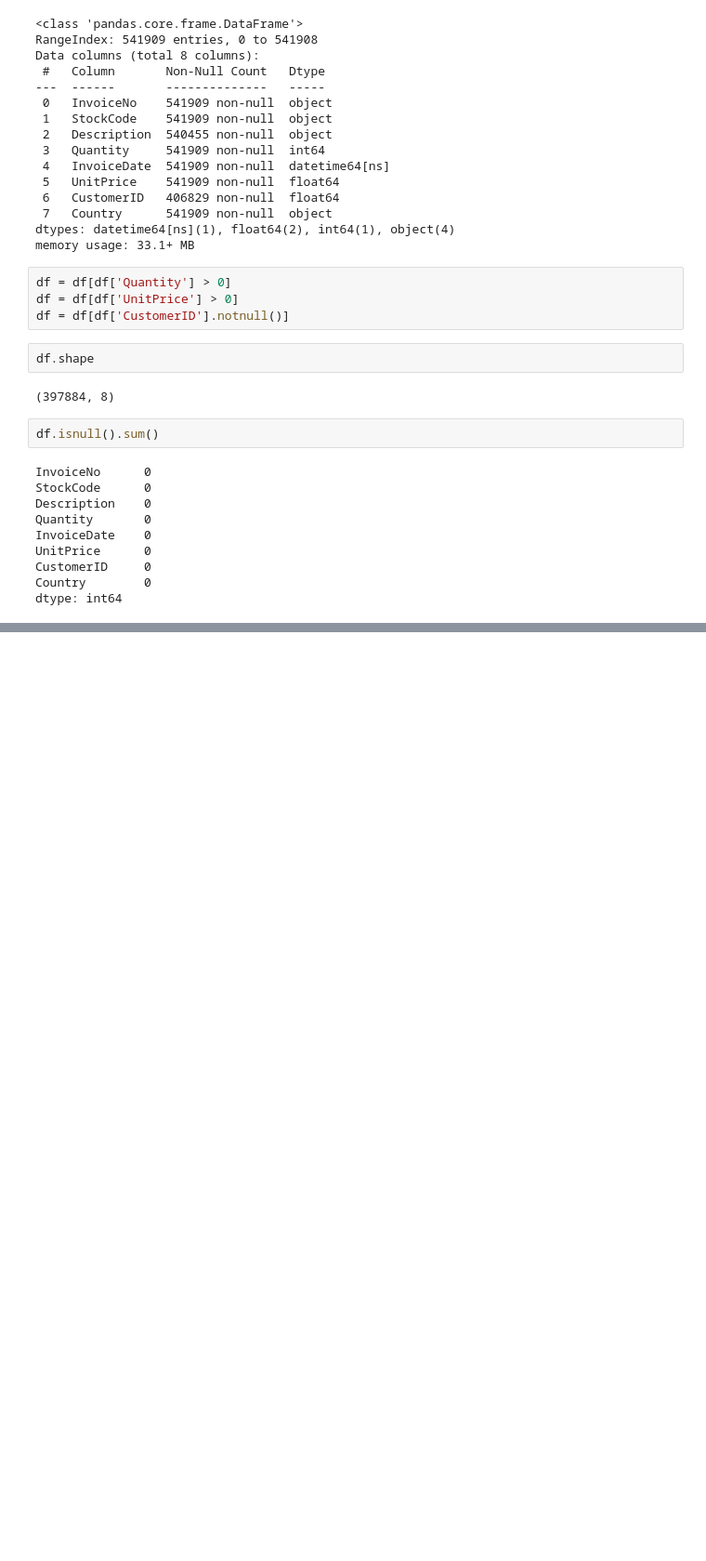
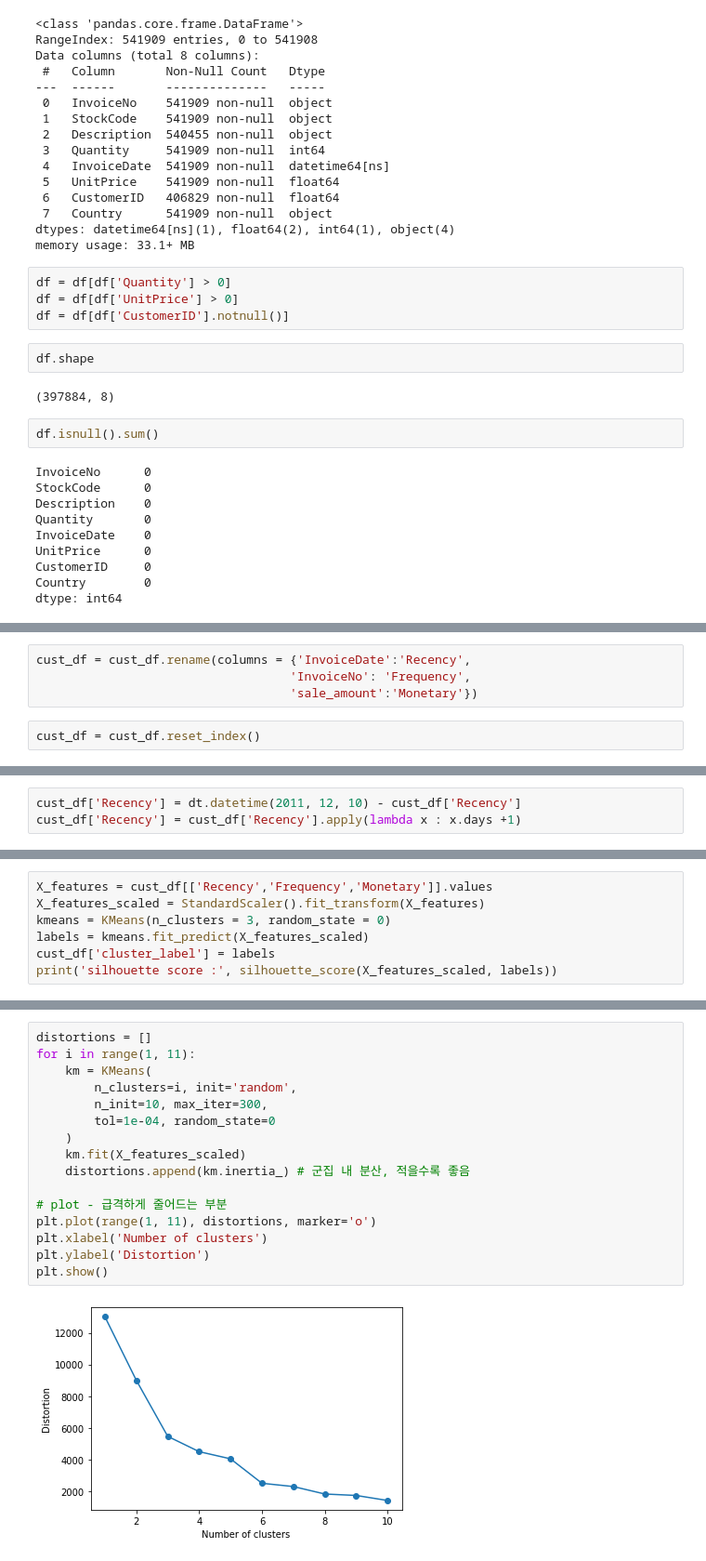
Before and after one commit to dlarhkd1211/ADP, a Jupyter notebook: 1030/10-30cluster.ipynb, the cells around one changed output, grey strips where cells are left out. Shown at 93% size. Drawn from its saved outputs; the diff is of its cells as text; blank space fills up the shorter version.

```diff
--- a/1030/10-30cluster.ipynb
+++ b/1030/10-30cluster.ipynb
@@ -65,0 +113,6 @@ dtype: int64
+# %%
+cust_df = cust_df.rename(columns = {'InvoiceDate':'Recency',
+                                   'InvoiceNo': 'Frequency',
+                                   'sale_amount':'Monetary'})
+# %%
+cust_df = cust_df.reset_index()
@@ -65,0 +128,3 @@ dtype: int64
+# %%
+cust_df['Recency'] = dt.datetime(2011, 12, 10) - cust_df['Recency']
+cust_df['Recency'] = cust_df['Recency'].apply(lambda x : x.days +1)
@@ -65,0 +160,7 @@ dtype: int64
+# %%
+X_features = cust_df[['Recency','Frequency','Monetary']].values
+X_features_scaled = StandardScaler().fit_transform(X_features)
+kmeans = KMeans(n_clusters = 3, random_state = 0)
+labels = kmeans.fit_predict(X_features_scaled)
+cust_df['cluster_label'] = labels
+print('silhouette score :', silhouette_score(X_features_scaled, labels))
@@ -65,0 +269,18 @@ dtype: int64
+# %%
+distortions = []
+for i in range(1, 11):
+    km = KMeans(
+        n_clusters=i, init='random',
+        n_init=10, max_iter=300,
+        tol=1e-04, random_state=0
+    )
+    km.fit(X_features_scaled)
+    distortions.append(km.inertia_) # 군집 내 분산, 적을수록 좋음
+
+# plot - 급격하게 줄어드는 부분
+plt.plot(range(1, 11), distortions, marker='o')
+plt.xlabel('Number of clusters')
+plt.ylabel('Distortion')
+plt.show()
+# %% [output]
+[figure, added]
```
Also changed, not shown: parts of 26 cells of this notebook.
